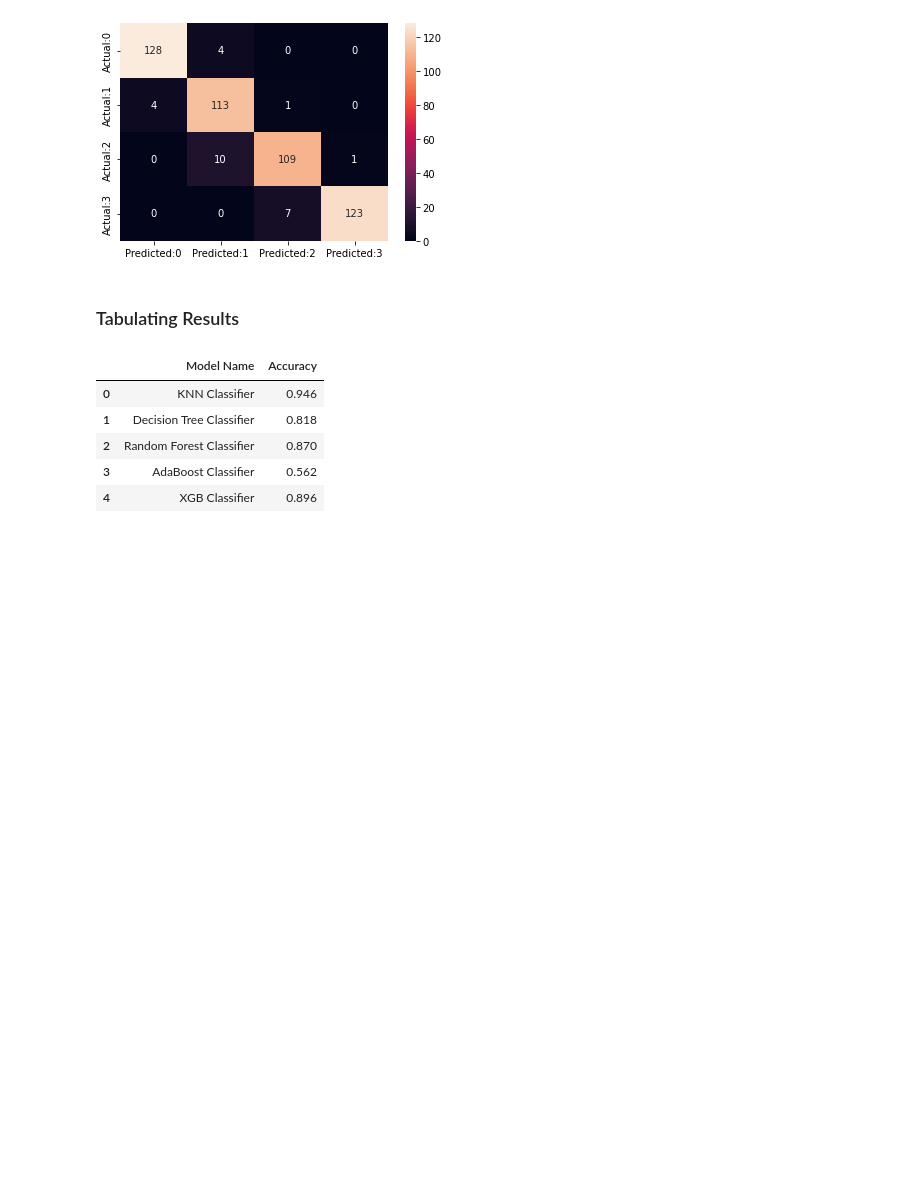
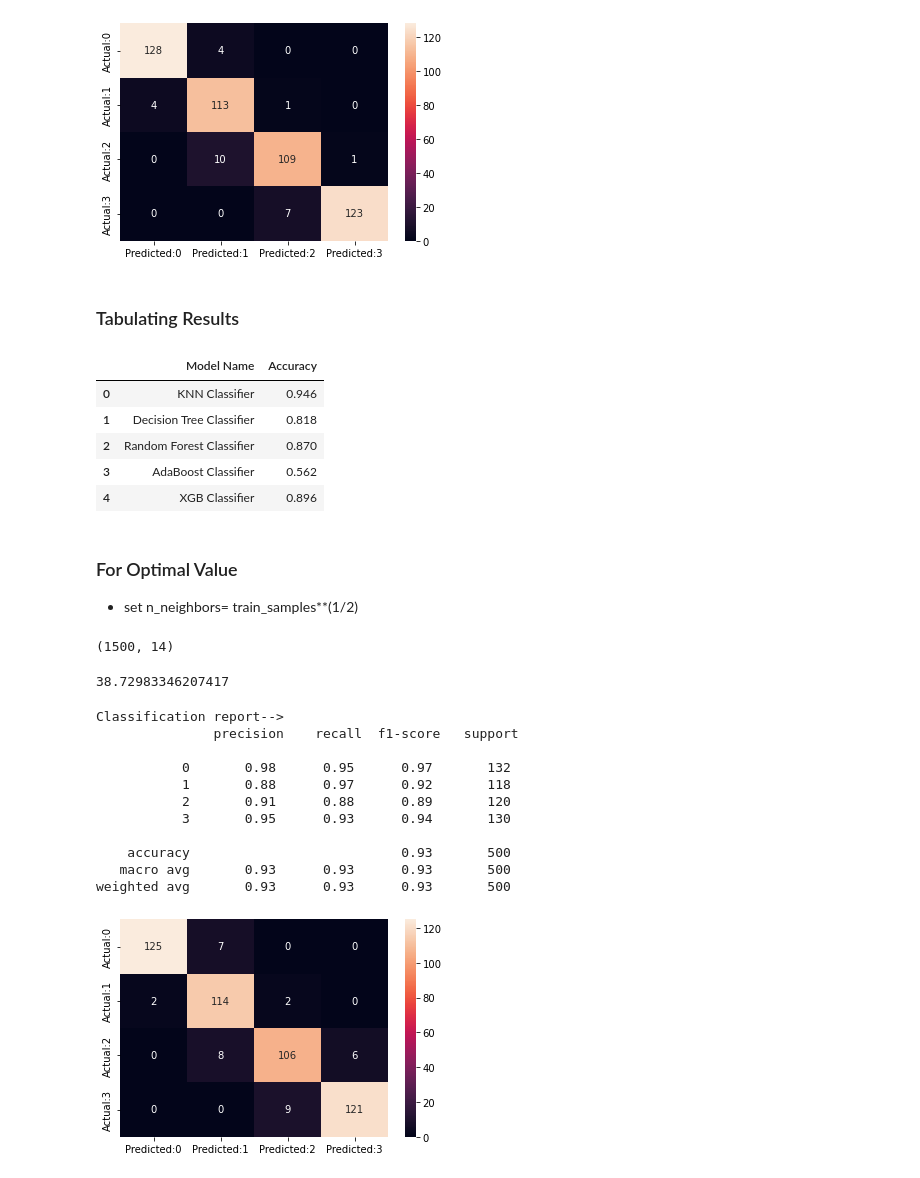
Before and after one commit to KhushbooDhull/Machine-Learning-KNN, a Jupyter notebook: KNN/Project/Mobile_Price_Range_Prediction.ipynb, the cells around one changed output. Cells and saved outputs as stored; diff of their text form; code cells hidden in the pictures; blank space fills up the shorter version.

```diff
--- a/KNN/Project/Mobile_Price_Range_Prediction.ipynb
+++ b/KNN/Project/Mobile_Price_Range_Prediction.ipynb
@@ -633,3 +633,34 @@ pd.DataFrame({"Model Name": ["KNN Classifier", "Decision Tree Classifier","Rando
 | 2 | Random Forest Classifier | 0.870 |
 | 3 | AdaBoost Classifier | 0.562 |
 | 4 | XGB Classifier | 0.896 |
+# %% [markdown]
+### For Optimal Value
+- set n_neighbors= train_samples**(1/2)
+# %%
+x_train.shape
+# %% [output]
+(1500, 14)
+# %%
+1500**(1/2)
+# %% [output]
+38.72983346207417
+# %%
+knn1 = KNeighborsClassifier(n_neighbors=39)
+knn_model1 = knn1.fit(x_train, y_train)
+y_pred_knn1 = knn_model1.predict(x_test)
+y_pred_prob_knn1 = knn_model1.predict_proba(x_test)[:,1]
+# %%
+model_efficiency(y_test, y_pred_knn1)
+# %% [output]
+Classification report-->
+               precision    recall  f1-score   support
+
+           0       0.98      0.95      0.97       132
+           1       0.88      0.97      0.92       118
+           2       0.91      0.88      0.89       120
+           3       0.95      0.93      0.94       130
+
+    accuracy                           0.93       500
+   macro avg       0.93      0.93      0.93       500
+weighted avg       0.93      0.93      0.93       500
+[figure, added]
```
